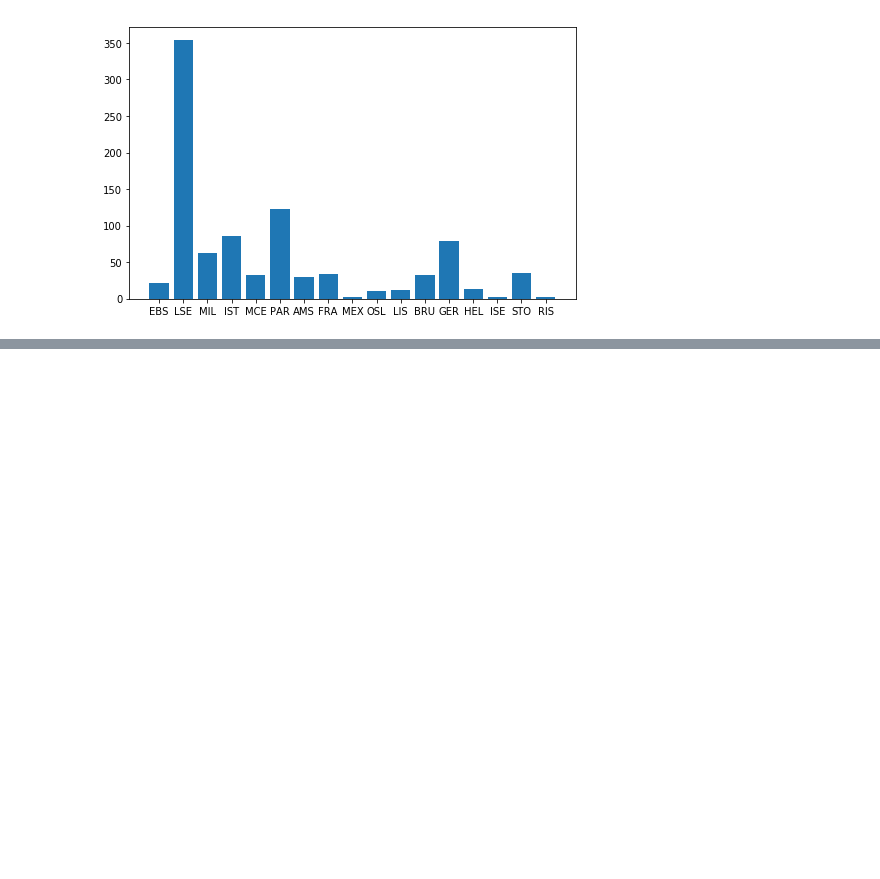
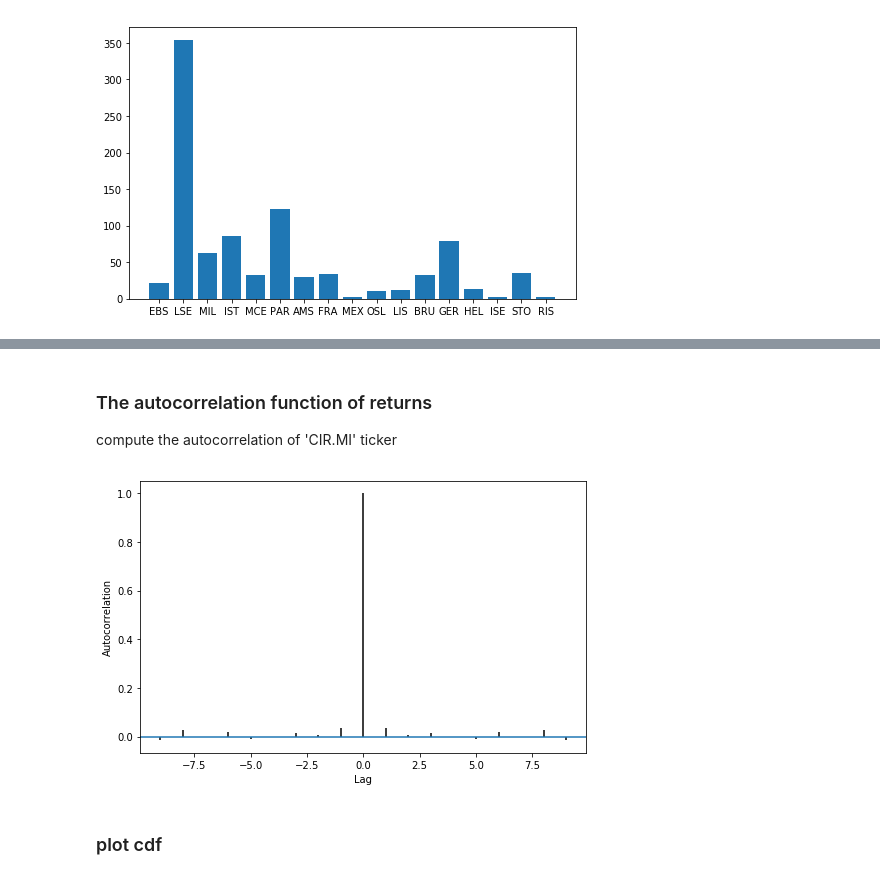
Before and after one commit to xiaohai12/sea-forest, a Jupyter notebook: project.ipynb, the cells around one changed output, grey strips where cells are left out. Drawn from its saved outputs; the diff is of its cells as text; code cells hidden in the pictures; blank space fills up the shorter version.

```diff
--- a/project.ipynb
+++ b/project.ipynb
@@ -358,0 +226,17 @@ plt.show()
+# %% [markdown]
+ ### The autocorrelation function of returns
+ compute the autocorrelation of 'CIR.MI' ticker
+# %%
+data_acc = np.array(list(log_return.iloc[1:,1]))
+fig,ax = plt.subplots(figsize=(8,5))
+plt.acorr(data_acc, maxlags=9)
+#plt.title('Autocorrelation of CIR.MI stock log returns')
+plt.xlabel('Lag')
+plt.ylabel('Autocorrelation')
+# Display the autocorrelation plot
+plt.show()
+fig.savefig('figure/autocorrelation')
+# %% [output]
+[figure, added]
+# %% [markdown]
+### plot cdf
```
Also changed, not shown: parts of 66 cells of this notebook, 4 other files.
